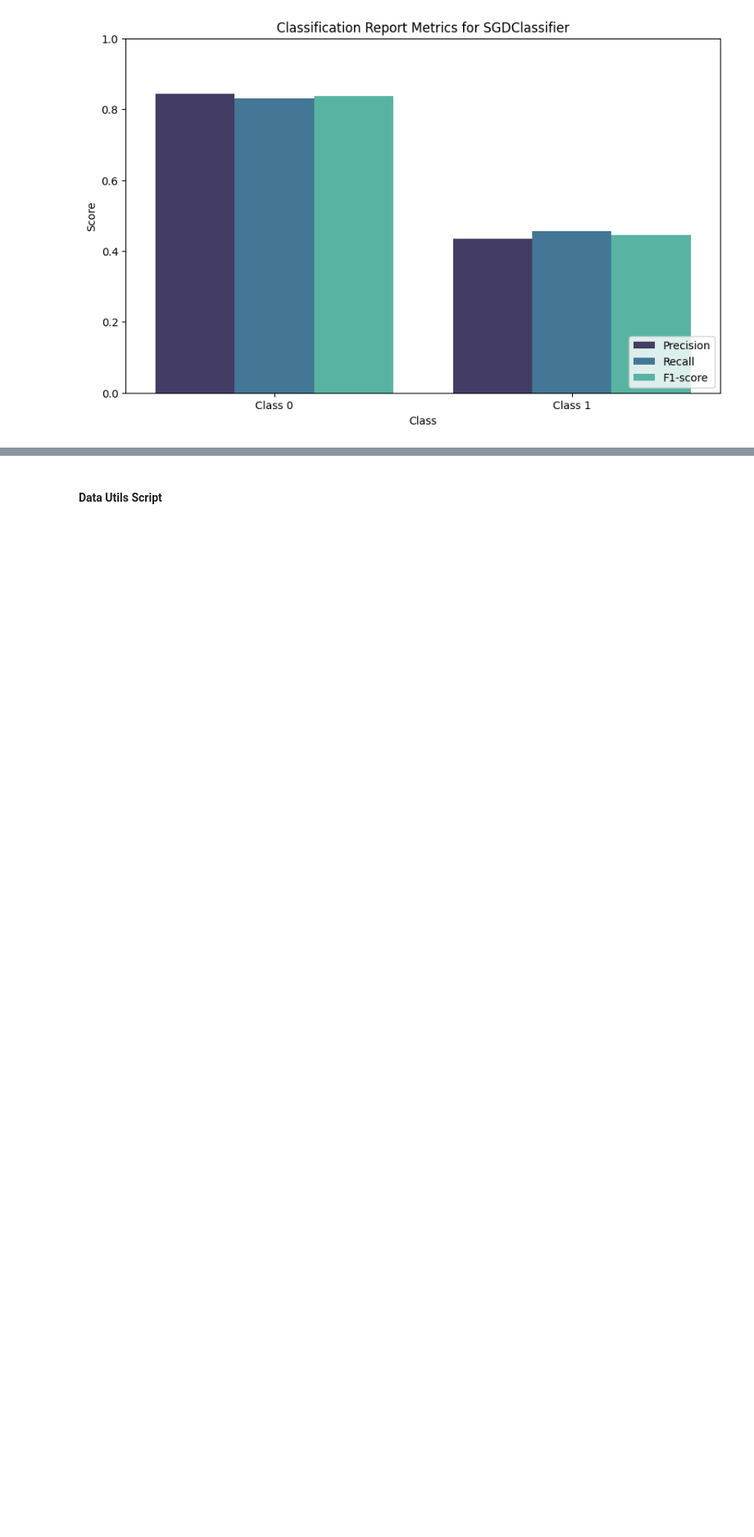
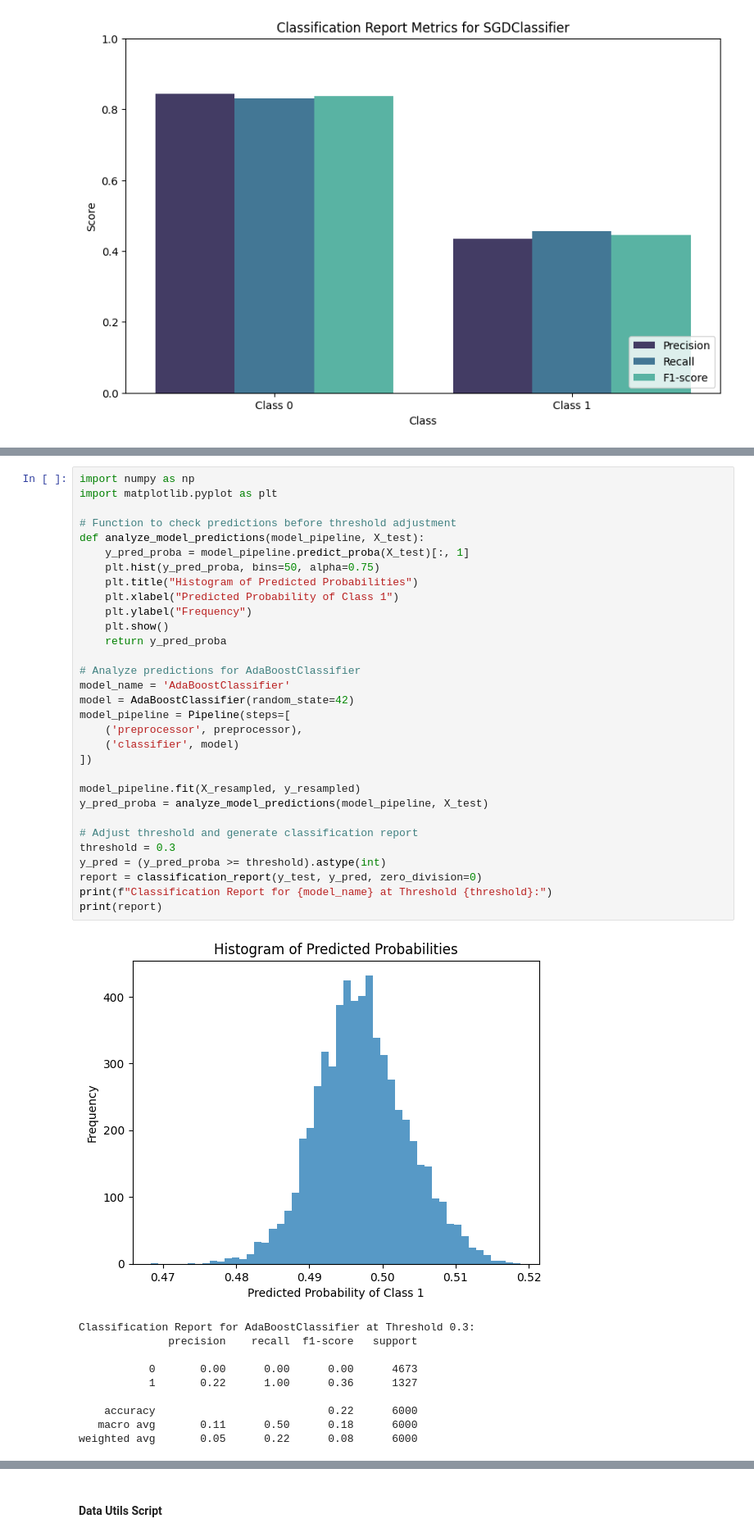
Before and after one commit to micah-shull/Machine_Learning_Pipelines, a Jupyter notebook: pipelines_1702_imbalanced_data.ipynb, the cells around one changed output, grey strips where cells are left out. Shown at 82% size. Drawn from its saved outputs; the diff is of its cells as text; blank space fills up the shorter version.

```diff
--- a/pipelines_1702_imbalanced_data.ipynb
+++ b/pipelines_1702_imbalanced_data.ipynb
@@ -239,0 +267,42 @@ for model_name, report in non_probability_results.items():
+# %%
+import numpy as np
+import matplotlib.pyplot as plt
+
+# Function to check predictions before threshold adjustment
+def analyze_model_predictions(model_pipeline, X_test):
+    y_pred_proba = model_pipeline.predict_proba(X_test)[:, 1]
+    plt.hist(y_pred_proba, bins=50, alpha=0.75)
+    plt.title("Histogram of Predicted Probabilities")
+    plt.xlabel("Predicted Probability of Class 1")
+    plt.ylabel("Frequency")
+    plt.show()
+    return y_pred_proba
+
+# Analyze predictions for AdaBoostClassifier
+model_name = 'AdaBoostClassifier'
+model = AdaBoostClassifier(random_state=42)
+model_pipeline = Pipeline(steps=[
+    ('preprocessor', preprocessor),
+    ('classifier', model)
+])
+
+model_pipeline.fit(X_resampled, y_resampled)
+y_pred_proba = analyze_model_predictions(model_pipeline, X_test)
+
+# Adjust threshold and generate classification report
+threshold = 0.3
+y_pred = (y_pred_proba >= threshold).astype(int)
+report = classification_report(y_test, y_pred, zero_division=0)
+print(f"Classification Report for {model_name} at Threshold {threshold}:")
+print(report)
+# %% [output]
+[figure, added]
+Classification Report for AdaBoostClassifier at Threshold 0.3:
+              precision    recall  f1-score   support
+
+           0       0.00      0.00      0.00      4673
+           1       0.22      1.00      0.36      1327
+
+    accuracy                           0.22      6000
+   macro avg       0.11      0.50      0.18      6000
+weighted avg       0.05      0.22      0.08      6000
```
Also changed, not shown: parts of 5 cells of this notebook.
